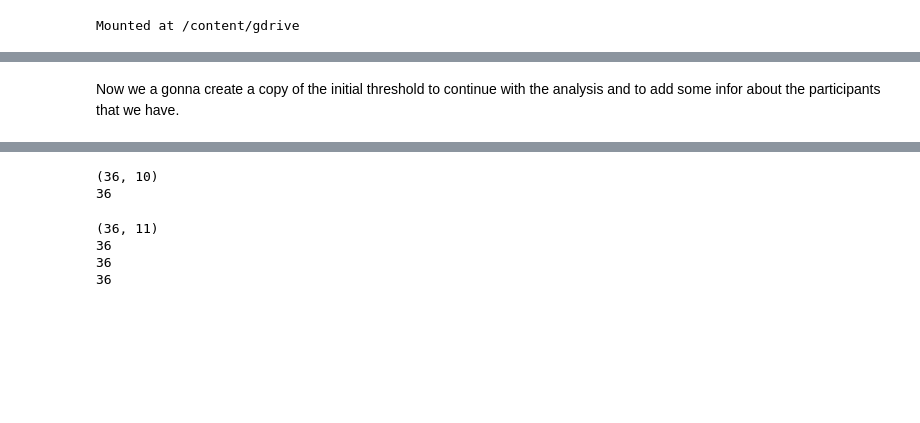
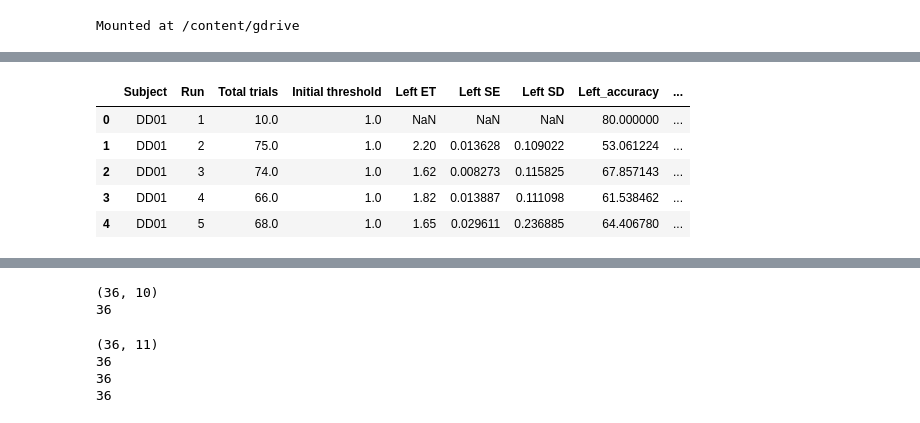
Before and after one commit to cristinarainich/DDCS, a Jupyter notebook: rvh_termin1only.ipynb, the cells around one changed output, grey strips where cells are left out. Saved outputs shown, nothing was run; the diff lists cells and outputs as text; code cells hidden in the pictures; blank space fills up the shorter version.

```diff
--- a/rvh_termin1only.ipynb
+++ b/rvh_termin1only.ipynb
@@ -25,9 +24,0 @@ rvh = pd.read_excel(working_path.joinpath('rvh_termin1.xlsx'), index_col=None)
-# %%
-rvh = rvh.rename(columns={'Total trials': 'Total_trials',
-                          'Initial threshold': 'Initial_thr',
-                          'Left ET': 'left_ET',
-                          'Left SE': 'left_SE',
-                          'Left SD': 'left_SD',
-                          'Right ET': 'right_ET',
-                          'Right SE': 'right_SE',
-                          'Right SD': 'right_SD'})
@@ -37,2 +24,0 @@ rvh.Is_staircase_completed_right = rvh.Is_staircase_completed_right.astype(int)
-# %% [markdown]
-Now we a gonna create a copy of the initial threshold to continue with the analysis and to add some infor about the participants that we have.
@@ -52,0 +25,9 @@ rvh_analysis.Initial_thr = rvh_analysis.Initial_thr.astype(float)
+# %%
+rvh.head()
+# %% [output]
+|  | Subject | Run | Total trials | Initial threshold | Left ET | Left SE | Left SD | Left_accuracy | ... |
+| 0 | DD01 | 1 | 10.0 | 1.0 | NaN | NaN | NaN | 80.000000 | ... |
+| 1 | DD01 | 2 | 75.0 | 1.0 | 2.20 | 0.013628 | 0.109022 | 53.061224 | ... |
+| 2 | DD01 | 3 | 74.0 | 1.0 | 1.62 | 0.008273 | 0.115825 | 67.857143 | ... |
+| 3 | DD01 | 4 | 66.0 | 1.0 | 1.82 | 0.013887 | 0.111098 | 61.538462 | ... |
+| 4 | DD01 | 5 | 68.0 | 1.0 | 1.65 | 0.029611 | 0.236885 | 64.406780 | ... |
```
Also changed, not shown: parts of 18 cells of this notebook.
